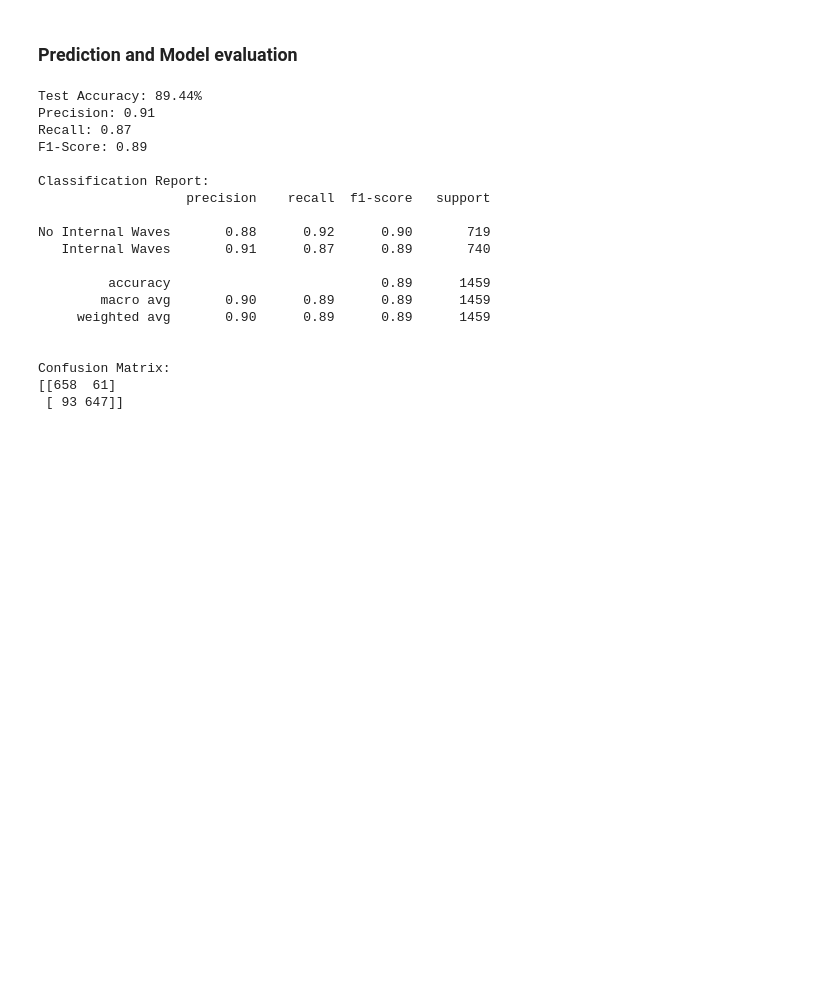
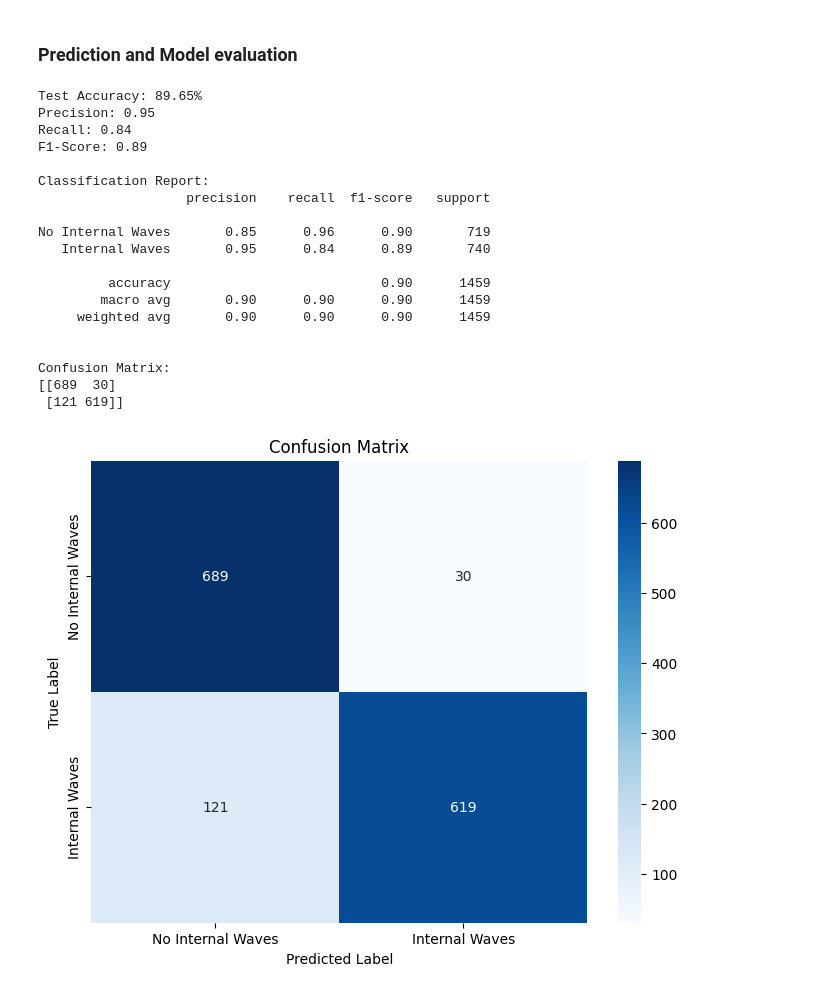
Before and after one commit to ishara084/CS6640_Project, a Jupyter notebook: TrasnferLearning_GoogleNet_Inception_v3.ipynb, the cells around one changed output. Drawn from its saved outputs; the diff is of its cells as text; code cells hidden in the pictures; blank space fills up the shorter version.

```diff
--- a/TrasnferLearning_GoogleNet_Inception_v3.ipynb
+++ b/TrasnferLearning_GoogleNet_Inception_v3.ipynb
@@ -84,7 +111,7 @@ log_df = pd.DataFrame(columns=["Epoch", "Train Loss", "Validation Loss", "Valida
 start_time = time.time()
 
 # Training loop
-num_epochs = 10
+num_epochs = 50
 best_val_loss = float('inf')  # Initialize best validation loss for saving model
 
 for epoch in range(num_epochs):
@@ -140,18 +167,24 @@ for epoch in range(num_epochs):
 
     val_accuracy = val_correct / val_total * 100
 
+    # Calculate FLOPs after each epoch
+    with torch.no_grad():
+        flops, _ = get_model_complexity_info(model, (3, 224, 224), as_strings=False, print_per_layer_stat=False)
+
     # Log metrics into the DataFrame
     new_row = {
         "Epoch": epoch + 1,
-        "Train Loss": train_loss / len(train_loader),
-        "Validation Loss": val_loss / len(val_loader),
-        "Validation Accuracy": val_accuracy
+        "Train_Loss": train_loss / len(train_loader),
+        "Validation_Loss": val_loss / len(val_loader),
+        "Validation_Accuracy": val_accuracy,
+        "FLOPs": flops
     }
     log_df = pd.concat([log_df, pd.DataFrame([new_row])], ignore_index=True)
 
     # Print metrics for this epoch
     print(f"Epoch [{epoch+1}/{num_epochs}], Train Loss: {train_loss / len(train_loader):.4f}, "
-          f"Val Loss: {val_loss / len(val_loader):.4f}, Val Accuracy: {val_accuracy:.2f}%")
+          f"Val Loss: {val_loss / len(val_loader):.4f}, Val Accuracy: {val_accuracy:.2f}%, "
+          f"GFLOPs: {(flops / 1e9 ):.2f}")
 
     # Save the best model based on validation loss
     if val_loss < best_val_loss:
@@ -162,5 +195,5 @@ for epoch in range(num_epochs):
 print(f"\nTotal Training Time: {(time.time() - start_time):.2f} seconds")
 
 # Save the DataFrame to a CSV file for later use
-log_df.to_csv("model_outputs_data/training_google_inception_v3_net_logs.csv", index=False)
+log_df.to_csv("model_outputs_data/model_evaluation_logs/training_google_inception_v3_net_logs.csv", index=False)
 # %% [output]
@@ -180,8 +218,9 @@ Total Training Time: 2178.87 seconds
 ### Prediction and Model evaluation
 # %%
 # Test the model
-model.load_state_dict(torch.load("model_outputs_data/best_googlenet_inception_v3_model.pth"))  # Load the best model
 model.eval()
+# model.load_state_dict(torch.load("model_outputs_data/best_googlenet_inception_v3_model.pth"))  # Load the best model
+
 all_labels = []
 all_preds = []
 
@@ -211,24 +250,36 @@ print(classification_report(all_labels, all_preds, target_names=["No Internal Wa
 
 # Confusion Matrix
 print("\nConfusion Matrix:")
-print(confusion_matrix(all_labels, all_preds))
+cm = confusion_matrix(all_labels, all_preds)
+print(cm)
 # %% [output]
-Test Accuracy: 89.44%
-Precision: 0.91
-Recall: 0.87
+Test Accuracy: 89.65%
+Precision: 0.95
+Recall: 0.84
 F1-Score: 0.89
 
 Classification Report:
                    precision    recall  f1-score   support
 
-No Internal Waves       0.88      0.92      0.90       719
-   Internal Waves       0.91      0.87      0.89       740
+No Internal Waves       0.85      0.96      0.90       719
+   Internal Waves       0.95      0.84      0.89       740
 
-         accuracy                           0.89      1459
-        macro avg       0.90      0.89      0.89      1459
-     weighted avg       0.90      0.89      0.89      1459
+         accuracy                           0.90      1459
+        macro avg       0.90      0.90      0.90      1459
+     weighted avg       0.90      0.90      0.90      1459
 
 
 Confusion Matrix:
-[[658  61]
- [ 93 647]]
+[[689  30]
+ [121 619]]
+# %%
+# Plot confusion matrix
+classes = ["No Internal Waves", "Internal Waves"]
+plt.figure(figsize=(8, 6))
+sns.heatmap(cm, annot=True, fmt='d', cmap="Blues", xticklabels=classes, yticklabels=classes)
+plt.title("Confusion Matrix")
+plt.xlabel("Predicted Label")
+plt.ylabel("True Label")
+plt.show()
+# %% [output]
+[figure, added]
```
Also changed, not shown: parts of 4 cells of this notebook, 1 other file.
